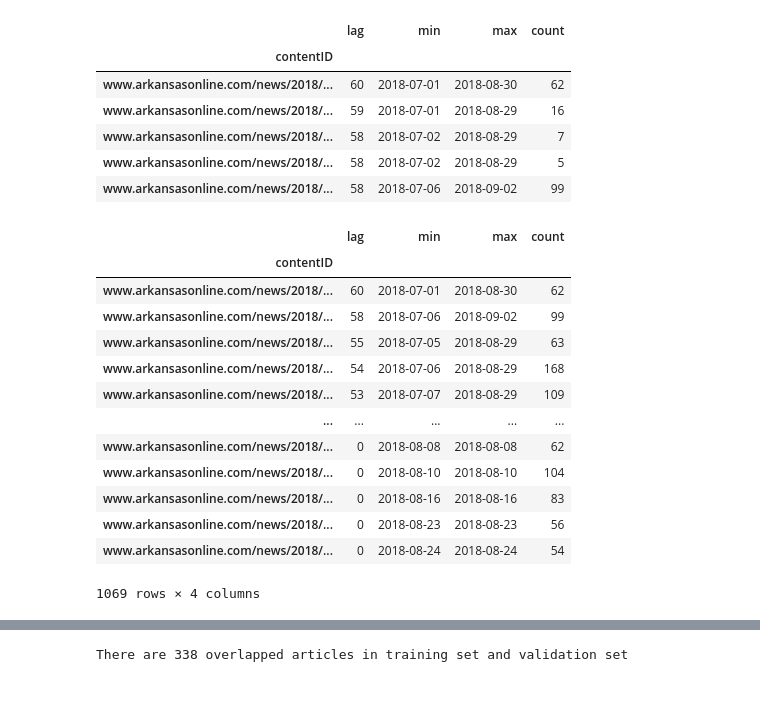
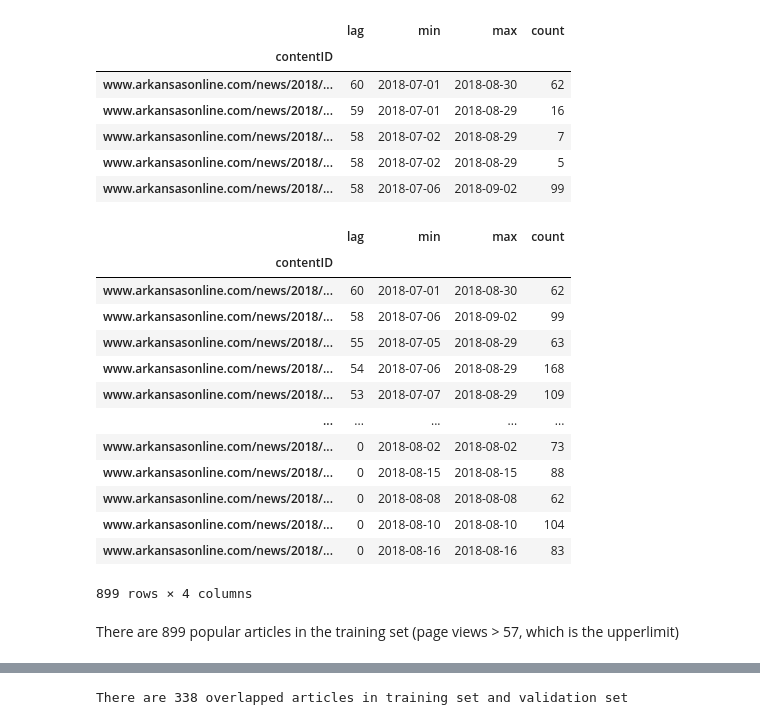
Before and after one commit to choushuiguo325/Recommendation_System_New_York_Times, a Jupyter notebook: static/NLP_EDA.ipynb, the cells around one changed output, grey strips where cells are left out. Cells and saved outputs as stored; diff of their text form; code cells hidden in the pictures; blank space fills up the shorter version.

```diff
--- a/static/NLP_EDA.ipynb
+++ b/static/NLP_EDA.ipynb
@@ -229,3 +246,4 @@ The earlist records: 2018-07-01
 The latest records: 2018-10-01
 # %%
 # total_info.to_csv("../data/total_info.csv")
+total_info.drop_duplicates(subset=('visitID','visitorID','visitDateTime'), keep='first', inplace=False)
@@ -490,21 +595,23 @@ articles_s_e_l.head()
 | www.arkansasonline.com/news/2018/... | 58 | 2018-07-02 | 2018-08-29 | 5 |
 | www.arkansasonline.com/news/2018/... | 58 | 2018-07-06 | 2018-09-02 | 99 |
 # %%
-popular_articles = articles_s_e_l.loc[articles_s_e_l['count'] > 50]
+popular_articles = articles_s_e_l.loc[articles_s_e_l['count'] > 57]
 popular_articles
 # %% [output]
 |  | lag | min | max | count |
 | contentID |  |  |  |  |
 | www.arkansasonline.com/news/2018/... | 60 | 2018-07-01 | 2018-08-30 | 62 |
 | www.arkansasonline.com/news/2018/... | 58 | 2018-07-06 | 2018-09-02 | 99 |
 | www.arkansasonline.com/news/2018/... | 55 | 2018-07-05 | 2018-08-29 | 63 |
 | www.arkansasonline.com/news/2018/... | 54 | 2018-07-06 | 2018-08-29 | 168 |
 | www.arkansasonline.com/news/2018/... | 53 | 2018-07-07 | 2018-08-29 | 109 |
 | ... | ... | ... | ... | ... |
+| www.arkansasonline.com/news/2018/... | 0 | 2018-08-02 | 2018-08-02 | 73 |
+| www.arkansasonline.com/news/2018/... | 0 | 2018-08-15 | 2018-08-15 | 88 |
 | www.arkansasonline.com/news/2018/... | 0 | 2018-08-08 | 2018-08-08 | 62 |
 | www.arkansasonline.com/news/2018/... | 0 | 2018-08-10 | 2018-08-10 | 104 |
 | www.arkansasonline.com/news/2018/... | 0 | 2018-08-16 | 2018-08-16 | 83 |
-| www.arkansasonline.com/news/2018/... | 0 | 2018-08-23 | 2018-08-23 | 56 |
-| www.arkansasonline.com/news/2018/... | 0 | 2018-08-24 | 2018-08-24 | 54 |
-1069 rows × 4 columns
+899 rows × 4 columns
+# %% [markdown]
+There are 899 popular articles in the training set (page views > 57, which is the upperlimit)
 # %%
```
Also changed, not shown: parts of 41 cells of this notebook.
